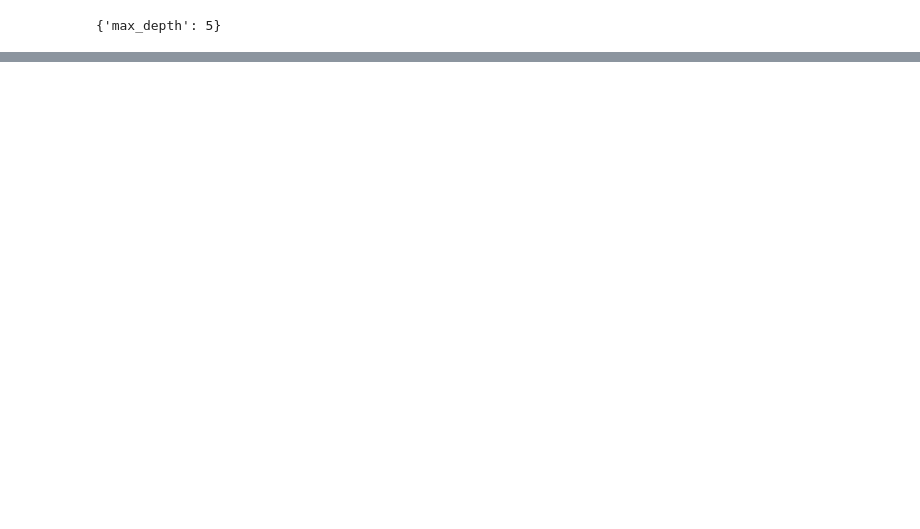
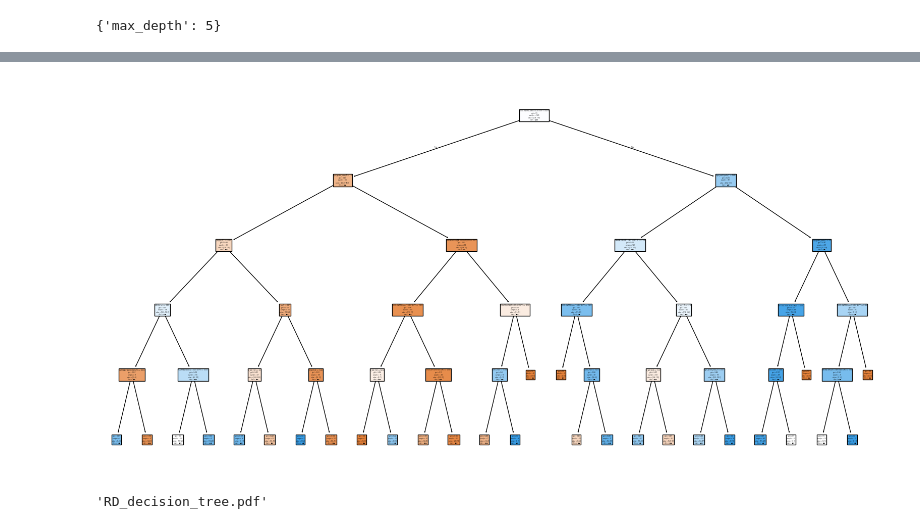
Before and after one commit to gmlwlswls/LGD_anomaly_detection, a Jupyter notebook: 01. 모델링/model_L.RD.ipynb, the cells around one changed output, grey strips where cells are left out. Cells and saved outputs as stored; diff of their text form; code cells hidden in the pictures; blank space fills up the shorter version.

```diff
--- a/01. 모델링/model_L.RD.ipynb
+++ b/01. 모델링/model_L.RD.ipynb
@@ -391,14 +464,16 @@ MLP_model.evaluate(X_test, y_test_MLP)
 # %% [markdown]
 ### - 공정 조건 알아보기
 # %%
+# 중복된 주요 피쳐
 PCA_feat_importance_17_list = list(PCA_feat_importance_17['feature'].values)
 
-common_imp_factors = list(set(PCA_feat_importance_17_list) & set(xgb_feat_importance_17))
-common_imp_factors
+imp_factors = list(set(PCA_feat_importance_17_list + xgb_feat_importance_17))# common_imp_factors
+imp_factors
 
-RD_imp_factor_df = RD_sample_df[common_imp_factors]
-RD_imp_factor_df.shape # (2094, 8)
-RD_imp_factor_df.info()
+RD_imp_factor_df = RD_sample_df[imp_factors]
+RD_imp_factor_df.shape
+RD_imp_factor_df.info() # (2208, 29)
+
 
 X = RD_imp_factor_df.copy()
 y= y
@@ -406,7 +481,7 @@ y= y
 y.shape
 y.info() # RD_defect
 
-X_train, X_test, y_train, y_test = train_test_split(X, y, test_size= 0.2, random_state= 42)
+X_train, X_test, y_train, y_test = train_test_split(X, y, test_size= 0.3, random_state= 42)
 # %% [output]
 <class 'pandas.core.frame.DataFrame'>
 RangeIndex: 2094 entries, 0 to 2093
@@ -447,3 +522,22 @@ print('주요 공정 결정 트리 재현율 :', recall_score(y_test, tree_preds
+# %%
+from sklearn.tree import plot_tree, export_graphviz
+import graphviz
+
+plt.figure(figsize=(20, 10))
+plot_tree(best_tree_clf, feature_names=X_train.columns, class_names=['불량', '양품'], filled=True)
+plt.show()
+
+# 그래프 저장 (Graphviz)
+dot_data = export_graphviz(best_tree_clf, out_file=None,
+                           feature_names=X_train.columns,
+                           class_names=['불량', '양품'],
+                           fontname="Malgun Gothic",
+                           filled=True, rounded=True, special_characters=True)
+graph = graphviz.Source(dot_data)
+graph.render("RD_decision_tree")  # decision_tree.pdf로 저장
+# %% [output]
+[figure, added]
+'RD_decision_tree.pdf'
 # %%
 # 트리 시각화
 from sklearn.tree import export_graphviz
```
Also changed, not shown: parts of 29 cells of this notebook, 10 other files.
